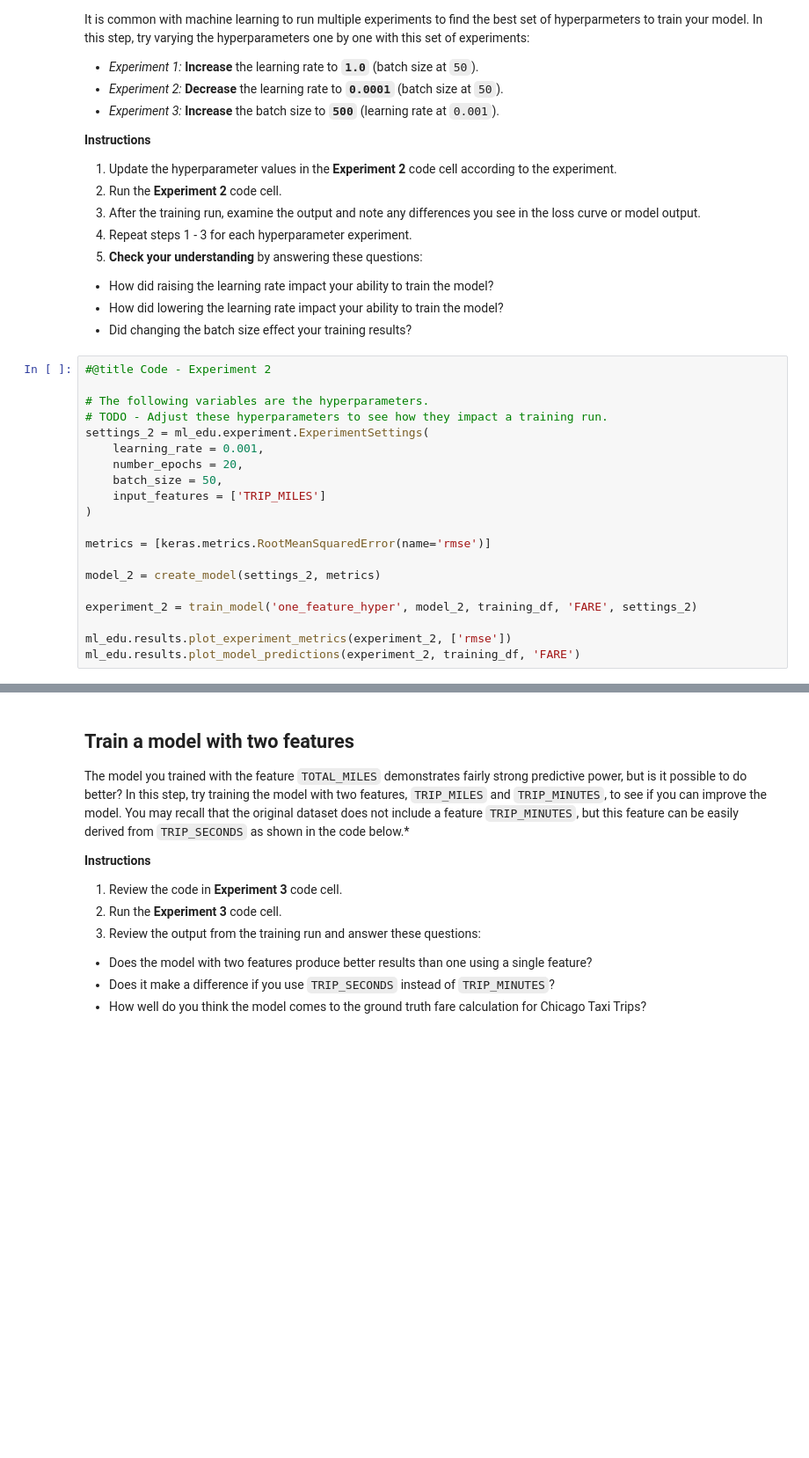
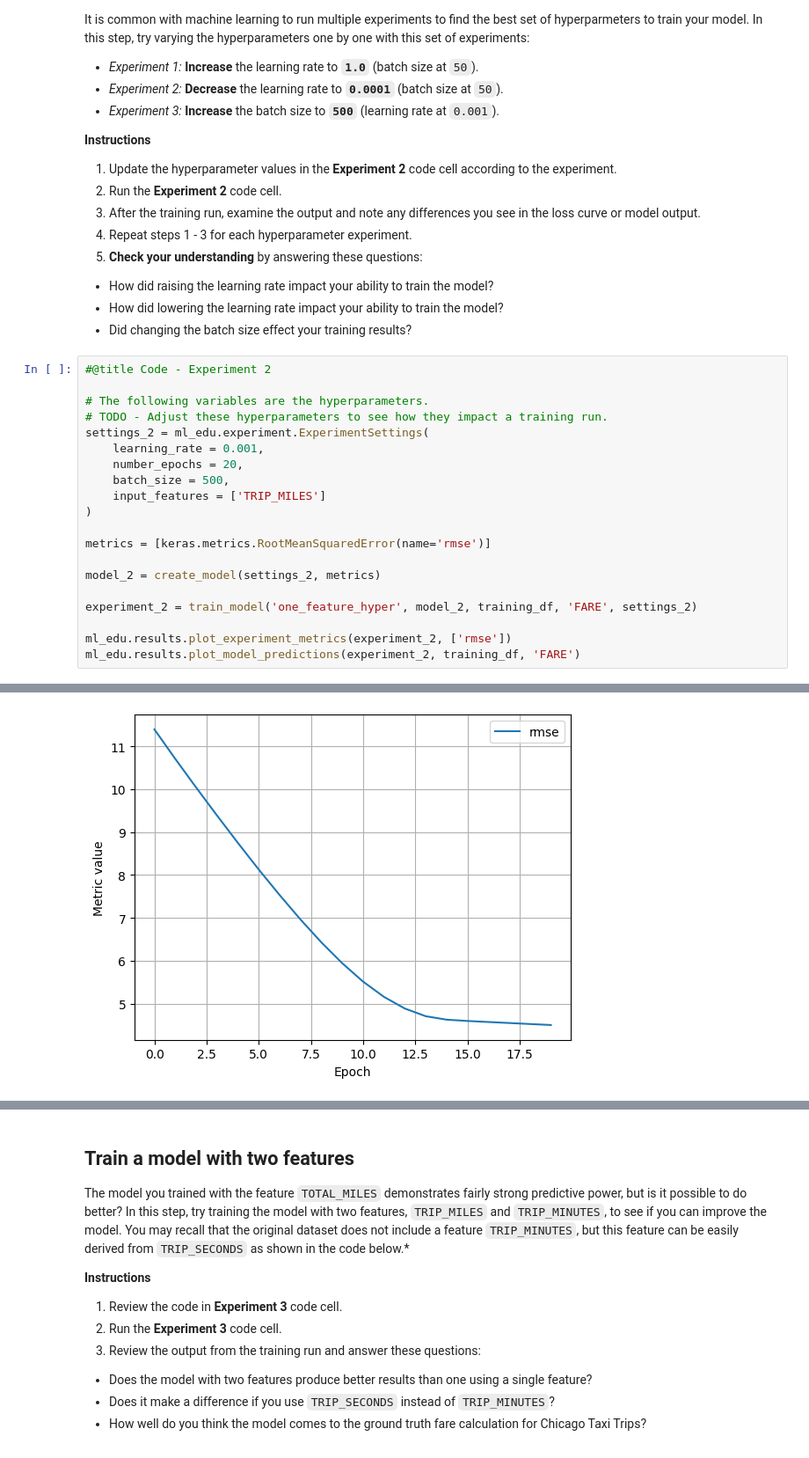
Before and after one commit to fbustamante55/linear_regression_taxi_PRACTice-1, a Jupyter notebook: ml/cc/exercises/linear_regression_taxi.ipynb, the cells around one changed output, grey strips where cells are left out. Shown at 88% size. Cells and saved outputs as stored; diff of their text form; blank space fills up the shorter version.

```diff
--- a/ml/cc/exercises/linear_regression_taxi.ipynb
+++ b/ml/cc/exercises/linear_regression_taxi.ipynb
@@ -387,7 +457,7 @@ It is common with machine learning to run multiple experiments to find the best
 settings_2 = ml_edu.experiment.ExperimentSettings(
     learning_rate = 0.001,
     number_epochs = 20,
-    batch_size = 50,
+    batch_size = 500,
     input_features = ['TRIP_MILES']
 )
 
@@ -399,3 +469,4 @@ experiment_2 = train_model('one_feature_hyper', model_2, training_df, 'FARE', se
 
 ml_edu.results.plot_experiment_metrics(experiment_2, ['rmse'])
 ml_edu.results.plot_model_predictions(experiment_2, training_df, 'FARE')
+# %% [output]
@@ -402,3 +491,4 @@ ml_edu.results.plot_model_predictions(experiment_2, training_df, 'FARE')
+[figure, added]
 # %%
 #@title Double-click to view answers for hyperparameter experiments
 
```
Also changed, not shown: parts of 15 cells of this notebook.
